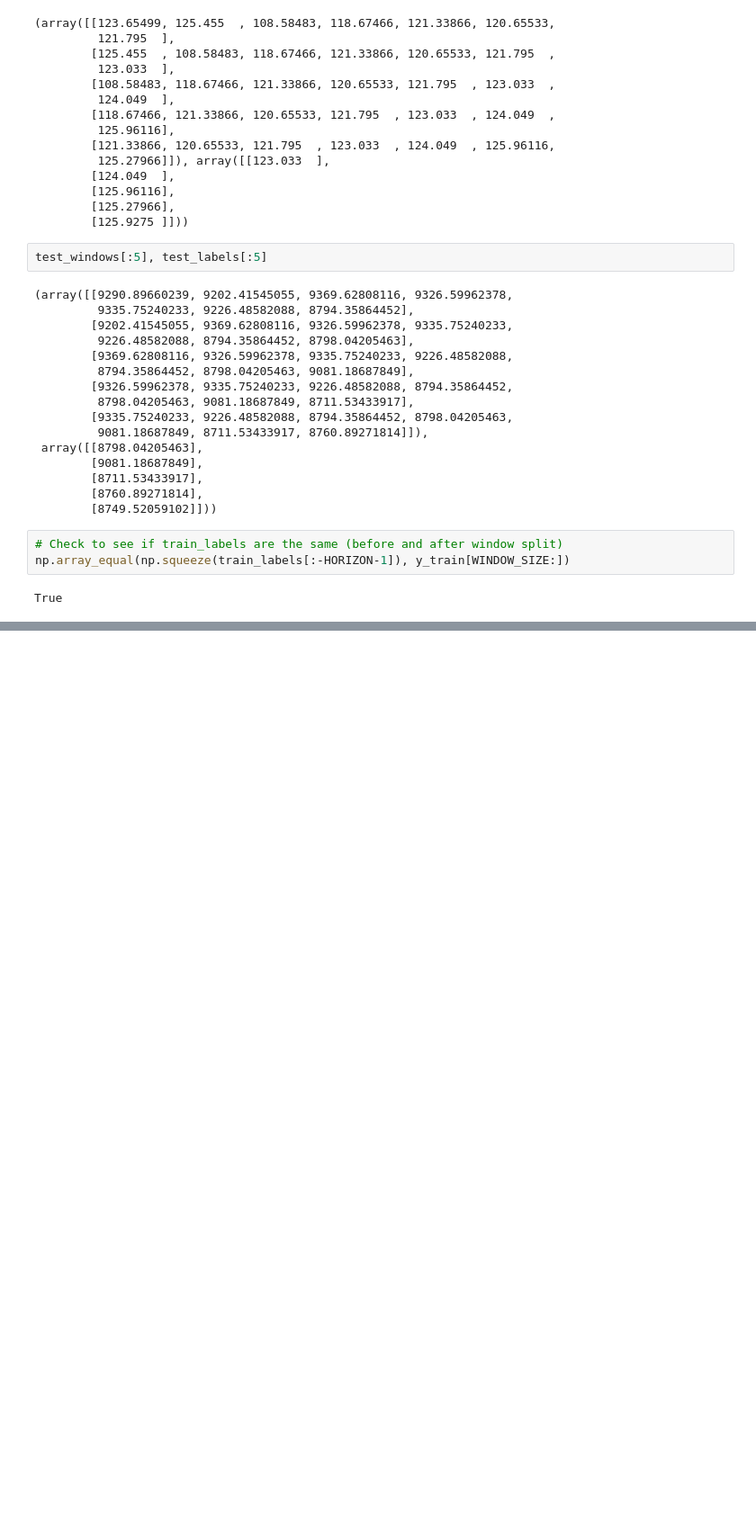
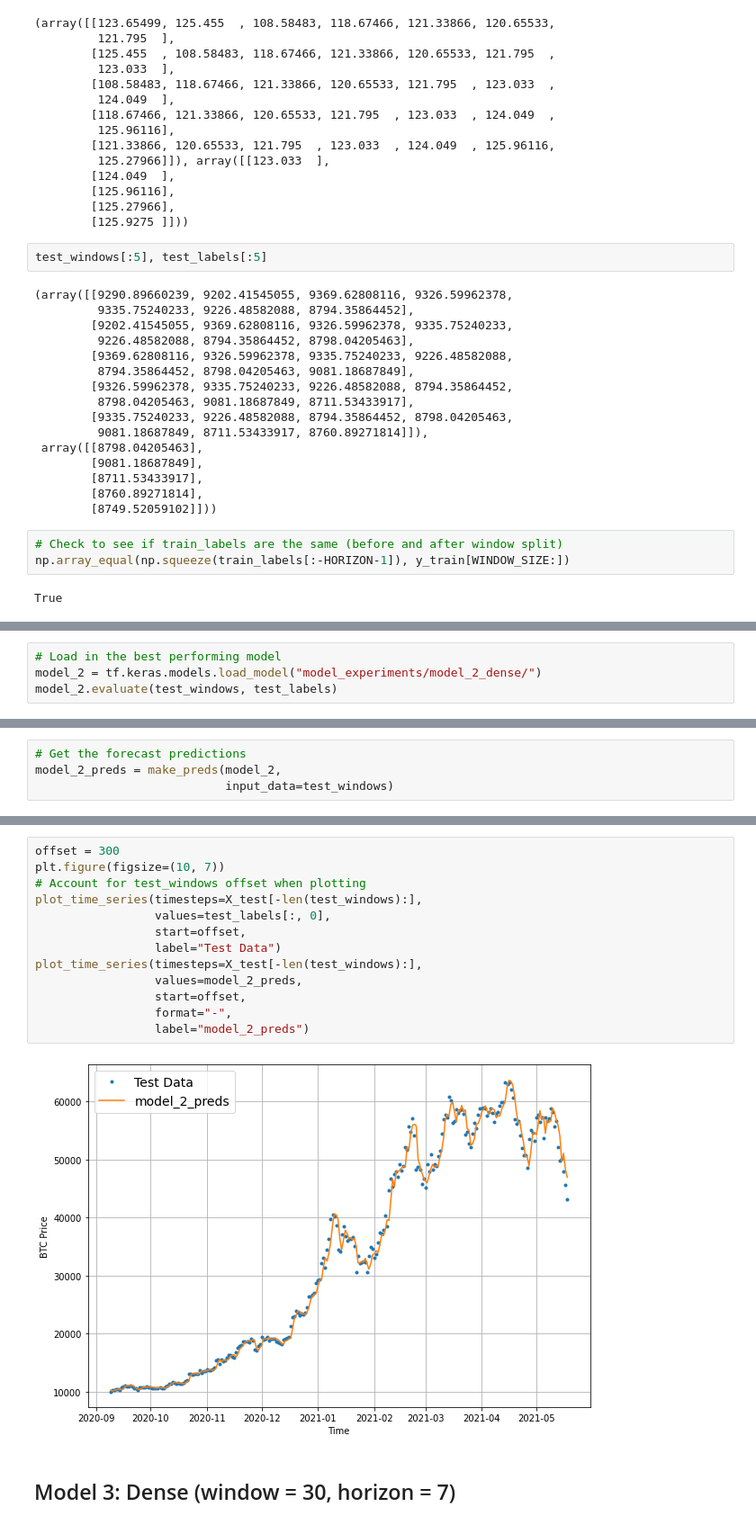
Before and after one commit to johanesPao/tensorflow_developer_certificate, a Jupyter notebook: 10_time_series_forecasting_with_tensorflow.ipynb, the cells around one changed output, grey strips where cells are left out. Shown at 90% size. Cells and saved outputs as stored; diff of their text form; blank space fills up the shorter version.

```diff
--- a/10_time_series_forecasting_with_tensorflow.ipynb
+++ b/10_time_series_forecasting_with_tensorflow.ipynb
@@ -565,0 +815,4 @@ True
+# %%
+# Load in the best performing model
+model_2 = tf.keras.models.load_model("model_experiments/model_2_dense/")
+model_2.evaluate(test_windows, test_labels)
@@ -565,0 +822,4 @@ True
+# %%
+# Get the forecast predictions
+model_2_preds = make_preds(model_2,
+                           input_data=test_windows)
@@ -565,0 +845,17 @@ True
+# %%
+offset = 300
+plt.figure(figsize=(10, 7))
+# Account for test_windows offset when plotting
+plot_time_series(timesteps=X_test[-len(test_windows):],
+                 values=test_labels[:, 0],
+                 start=offset,
+                 label="Test Data")
+plot_time_series(timesteps=X_test[-len(test_windows):],
+                 values=model_2_preds,
+                 start=offset,
+                 format="-",
+                 label="model_2_preds")
+# %% [output]
+[figure, added]
+# %% [markdown]
+## Model 3: Dense (window = 30, horizon = 7)
```
Also changed, not shown: parts of 67 cells of this notebook.
